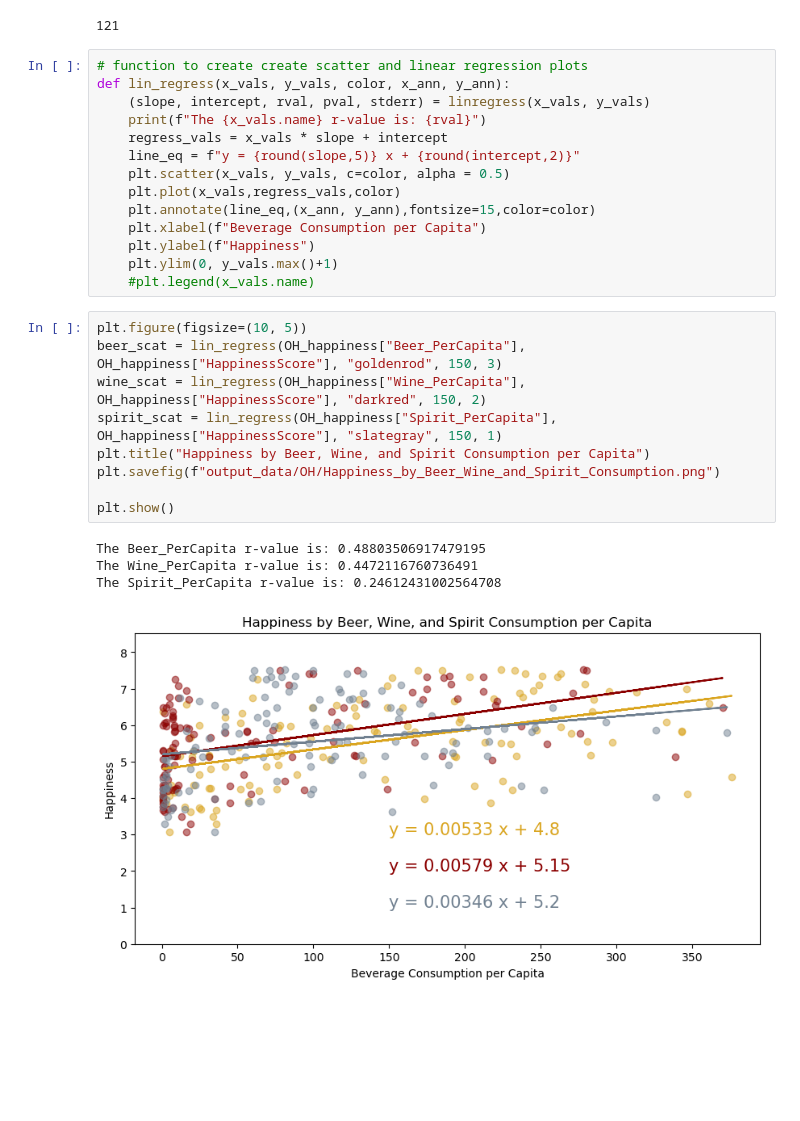
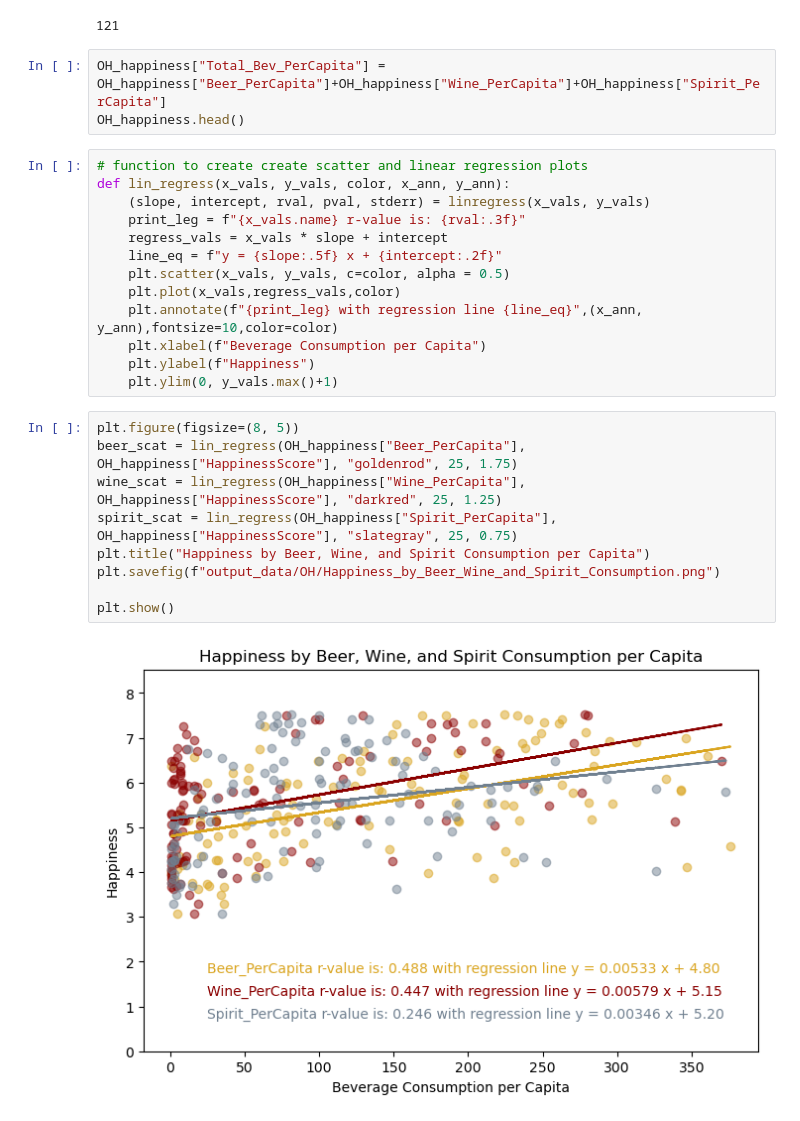
Before and after one commit to mattcaseycpa/project1, a Jupyter notebook: project.ipynb, the cells around one changed output. Cells and saved outputs as stored; diff of their text form; blank space fills up the shorter version.

Commit message:
Fixed plotting after restore lost code

```diff
--- a/project.ipynb
+++ b/project.ipynb
@@ -793,34 +793,33 @@ OH_happiness = merged_data_complete[["Country", "HappinessScore", "Beer_PerCapit
 len(OH_happiness)
 # %% [output]
 121
+# %%
+OH_happiness["Total_Bev_PerCapita"] = OH_happiness["Beer_PerCapita"]+OH_happiness["Wine_PerCapita"]+OH_happiness["Spirit_PerCapita"]
+OH_happiness.head()
 # %%
 # function to create create scatter and linear regression plots
 def lin_regress(x_vals, y_vals, color, x_ann, y_ann):
     (slope, intercept, rval, pval, stderr) = linregress(x_vals, y_vals)
-    print(f"The {x_vals.name} r-value is: {rval}")
+    print_leg = f"{x_vals.name} r-value is: {rval:.3f}"
     regress_vals = x_vals * slope + intercept
-    line_eq = f"y = {round(slope,5)} x + {round(intercept,2)}"
+    line_eq = f"y = {slope:.5f} x + {intercept:.2f}"
     plt.scatter(x_vals, y_vals, c=color, alpha = 0.5)
     plt.plot(x_vals,regress_vals,color)
-    plt.annotate(line_eq,(x_ann, y_ann),fontsize=15,color=color)
+    plt.annotate(f"{print_leg} with regression line {line_eq}",(x_ann, y_ann),fontsize=10,color=color)
     plt.xlabel(f"Beverage Consumption per Capita")
     plt.ylabel(f"Happiness")
     plt.ylim(0, y_vals.max()+1)
-    #plt.legend(x_vals.name)
 # %%
-plt.figure(figsize=(10, 5))
-beer_scat = lin_regress(OH_happiness["Beer_PerCapita"], OH_happiness["HappinessScore"], "goldenrod", 150, 3)
-wine_scat = lin_regress(OH_happiness["Wine_PerCapita"], OH_happiness["HappinessScore"], "darkred", 150, 2)
-spirit_scat = lin_regress(OH_happiness["Spirit_PerCapita"], OH_happiness["HappinessScore"], "slategray", 150, 1)
+plt.figure(figsize=(8, 5))
+beer_scat = lin_regress(OH_happiness["Beer_PerCapita"], OH_happiness["HappinessScore"], "goldenrod", 25, 1.75)
+wine_scat = lin_regress(OH_happiness["Wine_PerCapita"], OH_happiness["HappinessScore"], "darkred", 25, 1.25)
+spirit_scat = lin_regress(OH_happiness["Spirit_PerCapita"], OH_happiness["HappinessScore"], "slategray", 25, 0.75)
 plt.title("Happiness by Beer, Wine, and Spirit Consumption per Capita")
 plt.savefig(f"output_data/OH/Happiness_by_Beer_Wine_and_Spirit_Consumption.png")
 
 plt.show()
 # %% [output]
-The Beer_PerCapita r-value is: 0.48803506917479195
-The Wine_PerCapita r-value is: 0.4472116760736491
-The Spirit_PerCapita r-value is: 0.24612431002564708
-[figure, old version]
+[figure, new version]
 # %%
 plt.figure(figsize=(15, 5))
 
```
Also changed, not shown: parts of 1 cell of this notebook, 10 other files.
